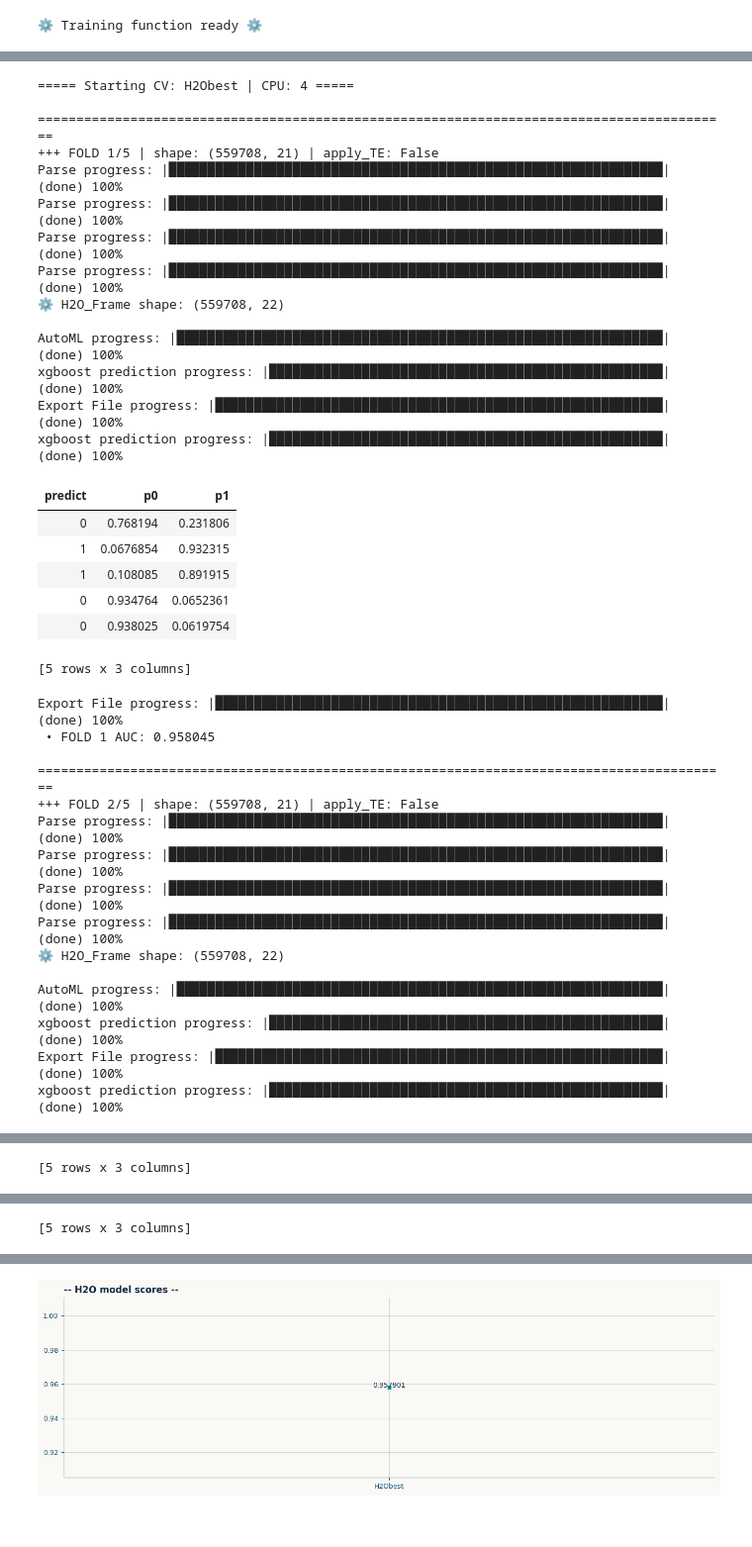
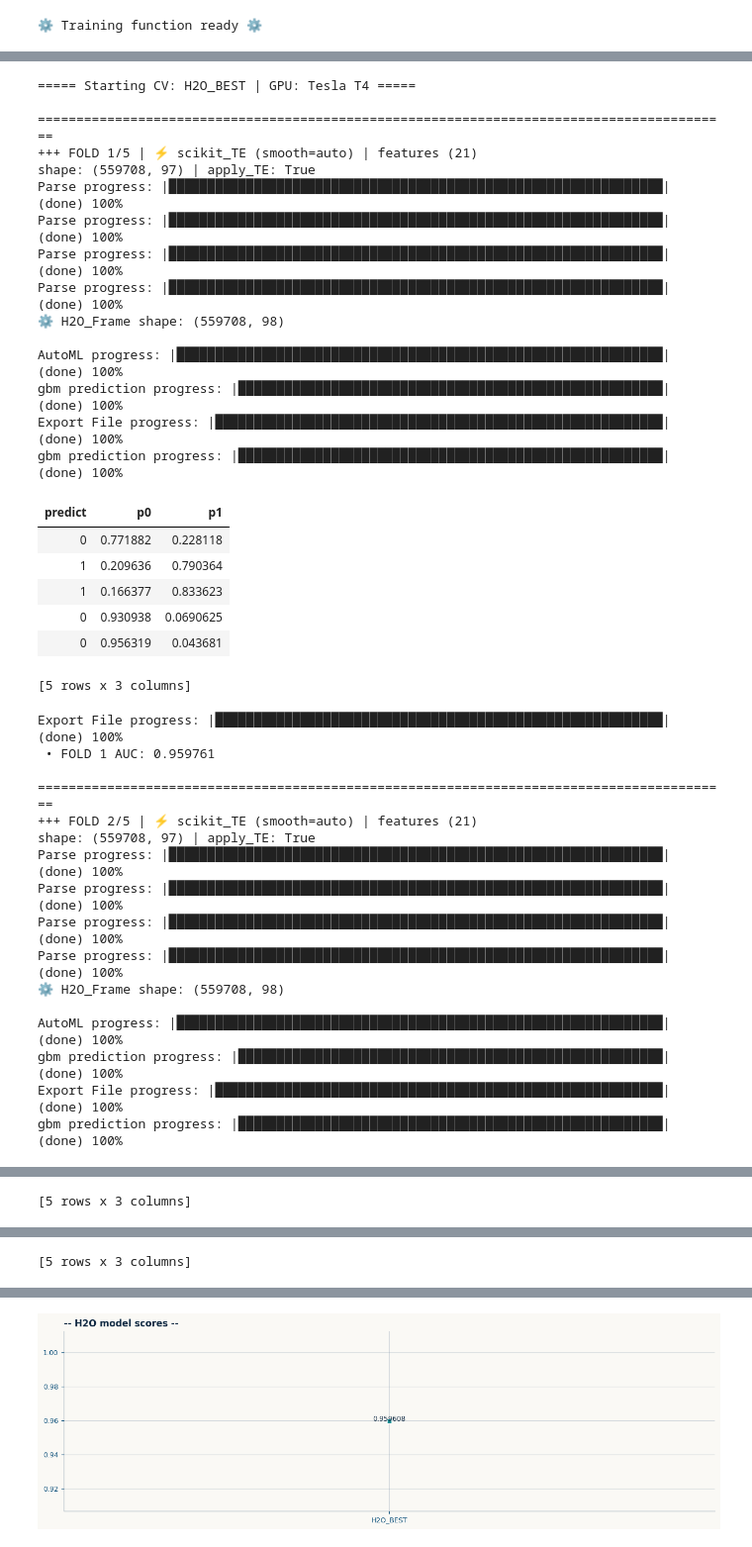
Before and after one commit to coded-sly/PS6E10-Airline-Satisfaction, a Jupyter notebook: ps6e10-h20-automl-airline.ipynb, the cells around one changed output, grey strips where cells are left out. Shown at 99% size. Saved outputs shown, nothing was run; the diff lists cells and outputs as text; code cells hidden in the pictures.

Commit message:
Kaggle Notebook | PS6E10 • H20 · AutoML | ✈️ Airline | v1_

```diff
--- a/ps6e10-h20-automl-airline.ipynb
+++ b/ps6e10-h20-automl-airline.ipynb
@@ -560,3 +706,16 @@ X.head()
 | 2 | 31 | 1371 | 3 | 4 | 2 | ... |
 | 3 | 10 | 1616 | 3 | 5 | 3 | ... |
 | 4 | 23 | 481 | 3 | 4 | 3 | ... |
+# %%
+all_predictions = {}
+
+FEATURES = [c for c in X.columns if c not in [ID, TARGET]]
+print("Total Features:", len(FEATURES))
+
+FOLDS = 5
+skf = StratifiedKFold(n_splits=FOLDS , shuffle=True, random_state=42)
+
+for idx, (t_idx, v_idx) in enumerate(skf.split(X, y)):
+    print(f"FOLD {idx+1}/{skf.n_splits} {'-'*25}")
+    print(f"  train: {[int(i) for i in t_idx][25:30]}")
+    print(f"  valid: {[int(i) for i in v_idx][25:30]}")
@@ -749,20 +925,20 @@ def Trainer_CV(
             smooth = 'auto'
             print(f"⚡️ scikit_TE (smooth={smooth}) | features ({len(te_cols)})")
             TE = skTE(target_type='binary', cv=5, smooth=smooth, random_state=42)
-            tr_enc = TE.fit_transform(X_train[te_cols], y_tr)
+            tr_enc = TE.fit_transform(X_train[te_cols], y_train)
             va_enc = TE.transform(X_valid[te_cols])
-            ts_enc = TE.transform(X_tst[te_cols])
+            ts_enc = TE.transform(X_test[te_cols])
 
             te_names = [f"TE{smooth}_{col}" for col in te_cols]
-            X_tr[te_names]  = tr_enc
-            X_val[te_names] = va_enc
-            X_tst[te_names] = ts_enc
+            X_train[te_names]  = tr_enc
+            X_valid[te_names] = va_enc
+            X_test[te_names] = ts_enc
 
             combos_to_drop = te_cols
 
-            X_tr  = X_tr.drop(columns=combos_to_drop)
-            X_val = X_val.drop(columns=combos_to_drop)
-            X_tst = X_tst.drop(columns=combos_to_drop)
+            X_train = X_train.drop(columns=combos_to_drop)
+            X_valid = X_valid.drop(columns=combos_to_drop)
+            X_test = X_test.drop(columns=combos_to_drop)
 
         te_features = [c for c in X_train.columns if c.startswith('TE_')]
 
@@ -880,75 +1030,77 @@ FOLD 5/5 -------------------------
 # %%
 # !rm -r /kaggle/working/
 # %%
-# if all_predictions:
-#     all_predictions.clear()
+if all_predictions:
+    all_predictions.clear()
 
-_1HR_per_FOLD = (60*60)
+_1HR = 60*60
 
 h_params = {
-    'max_models': 10,
-    'max_runtime_secs': _1HR_per_FOLD, #KAGGLE_TIME//FOLDS, #60*5, # 8000
+    'max_models': 40,
+    'max_runtime_secs': 60*20, #KAGGLE_TIME//FOLDS, #60*5, # 8000
     # 'max_runtime_secs_per_model': 300,
     # 'nfolds': 4, # 0 if validation_frame is provided, def=-1
-    'stopping_rounds': 3,
+    'stopping_rounds': 5,
     'stopping_metric': "AUC",
     # "preprocessing": ['target_encoding'],
     'seed': 42,
 }
 
 for VALUE in [False]: #, False
-    n = "H2Ostack" if VALUE else "H2Obest"
+    n = "H2O_STACK" if VALUE else "H2O_BEST"
     h_params["nfolds"] = 3 if VALUE else 0
     all_predictions[n] = Trainer_CV(
         model_name=n,
         params=h_params,
         X=X,
         y=y,
         test=test,
         features=FEATURES,
         target=TARGET,
         kfold=skf,
         cat_cols=cat_cols,
         use_stack=VALUE,
         # use_orig=True,
-        # use_te=True,
+        use_te=True,
         # use_weights=True,
     )
 # %% [output]
-===== Starting CV: H2Obest | CPU: 4 =====
+===== Starting CV: H2O_BEST | GPU: Tesla T4 =====
 
 ==========================================================================================
-+++ FOLD 1/5 | shape: (559708, 21) | apply_TE: False
++++ FOLD 1/5 | ⚡️ scikit_TE (smooth=auto) | features (21)
+shape: (559708, 97) | apply_TE: True
 Parse progress: |████████████████████████████████████████████████████████████████| (done) 100%
 Parse progress: |████████████████████████████████████████████████████████████████| (done) 100%
 Parse progress: |████████████████████████████████████████████████████████████████| (done) 100%
 Parse progress: |████████████████████████████████████████████████████████████████| (done) 100%
-⚙️ H2O_Frame shape: (559708, 22)
+⚙️ H2O_Frame shape: (559708, 98)
 
 AutoML progress: |███████████████████████████████████████████████████████████████| (done) 100%
-xgboost prediction progress: |███████████████████████████████████████████████████| (done) 100%
+gbm prediction progress: |███████████████████████████████████████████████████████| (done) 100%
 Export File progress: |██████████████████████████████████████████████████████████| (done) 100%
-xgboost prediction progress: |███████████████████████████████████████████████████| (done) 100%
+gbm prediction progress: |███████████████████████████████████████████████████████| (done) 100%
 | predict | p0 | p1 |
-| 0 | 0.768194 | 0.231806 |
-| 1 | 0.0676854 | 0.932315 |
-| 1 | 0.108085 | 0.891915 |
-| 0 | 0.934764 | 0.0652361 |
-| 0 | 0.938025 | 0.0619754 |
+| 0 | 0.771882 | 0.228118 |
+| 1 | 0.209636 | 0.790364 |
+| 1 | 0.166377 | 0.833623 |
+| 0 | 0.930938 | 0.0690625 |
+| 0 | 0.956319 | 0.043681 |
 [5 rows x 3 columns]
 Export File progress: |██████████████████████████████████████████████████████████| (done) 100%
- • FOLD 1 AUC: 0.958045
+ • FOLD 1 AUC: 0.959761
 
 ==========================================================================================
-+++ FOLD 2/5 | shape: (559708, 21) | apply_TE: False
++++ FOLD 2/5 | ⚡️ scikit_TE (smooth=auto) | features (21)
+shape: (559708, 97) | apply_TE: True
 Parse progress: |████████████████████████████████████████████████████████████████| (done) 100%
 Parse progress: |████████████████████████████████████████████████████████████████| (done) 100%
 Parse progress: |████████████████████████████████████████████████████████████████| (done) 100%
 Parse progress: |████████████████████████████████████████████████████████████████| (done) 100%
-⚙️ H2O_Frame shape: (559708, 22)
+⚙️ H2O_Frame shape: (559708, 98)
 
 AutoML progress: |███████████████████████████████████████████████████████████████| (done) 100%
-xgboost prediction progress: |███████████████████████████████████████████████████| (done) 100%
+gbm prediction progress: |███████████████████████████████████████████████████████| (done) 100%
 Export File progress: |██████████████████████████████████████████████████████████| (done) 100%
-xgboost prediction progress: |███████████████████████████████████████████████████| (done) 100%
+gbm prediction progress: |███████████████████████████████████████████████████████| (done) 100%
 | predict | p0 | p1 |
```
Also changed, not shown: parts of 16 cells of this notebook.
